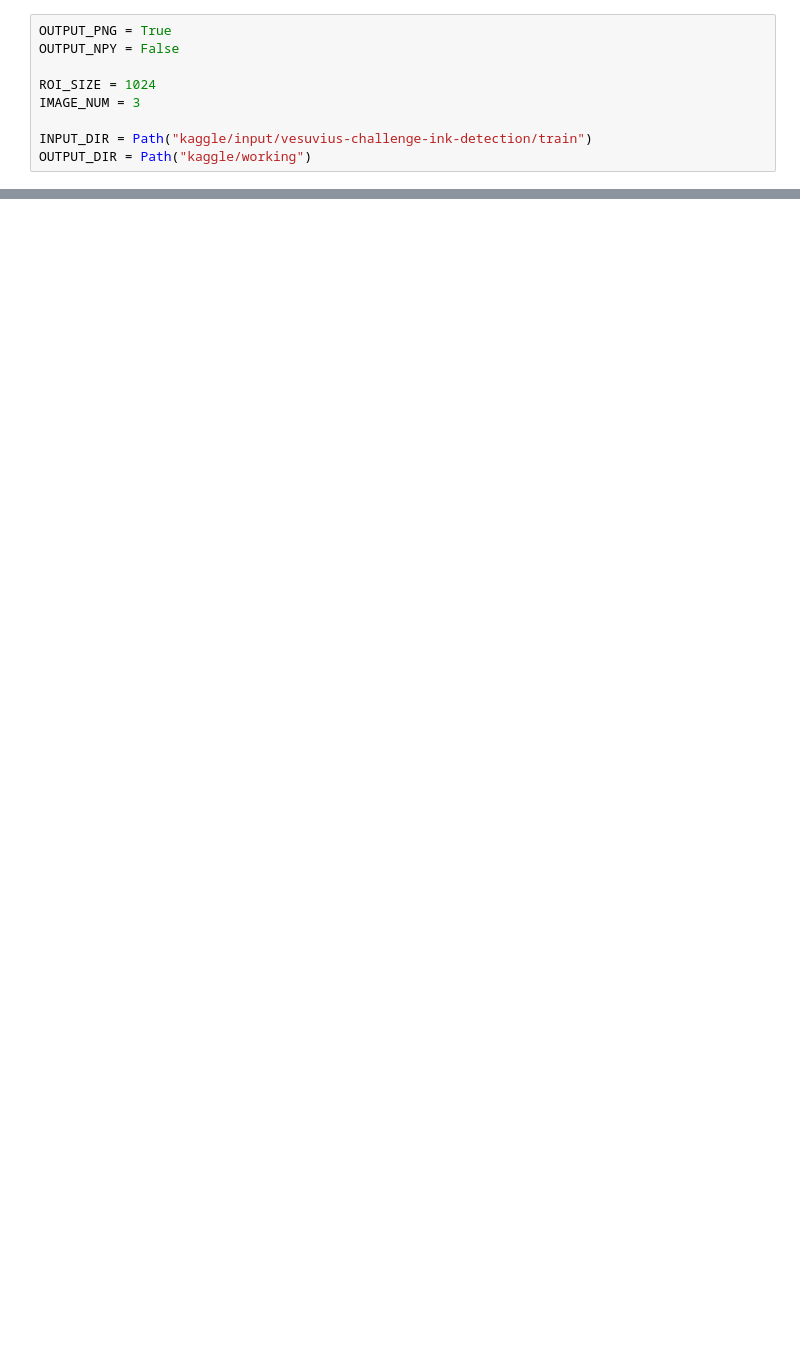
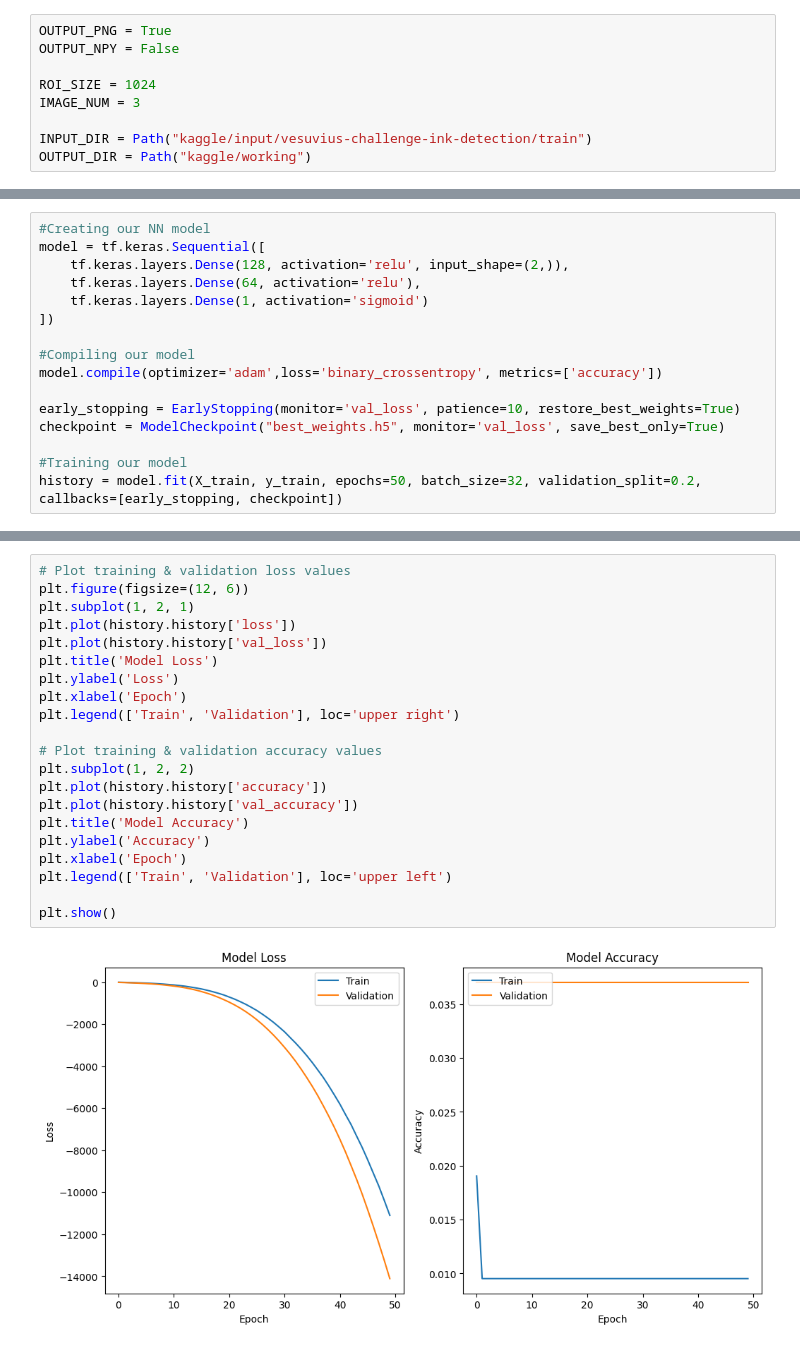
Before and after one commit to TheSeer507/inkdetection, a Jupyter notebook: VCID Tile PNG.ipynb, the cells around one changed output, grey strips where cells are left out. Saved outputs shown, nothing was run; the diff lists cells and outputs as text; blank space fills up the shorter version.

```diff
--- a/VCID Tile PNG.ipynb
+++ b/VCID Tile PNG.ipynb
@@ -164,0 +197,16 @@ FileNotFoundError: [WinError 3] The system cannot find the path specified: 'kagg
+# %%
+#Creating our NN model
+model = tf.keras.Sequential([
+    tf.keras.layers.Dense(128, activation='relu', input_shape=(2,)),
+    tf.keras.layers.Dense(64, activation='relu'),
+    tf.keras.layers.Dense(1, activation='sigmoid')
+])
+
+#Compiling our model
+model.compile(optimizer='adam',loss='binary_crossentropy', metrics=['accuracy'])
+
+early_stopping = EarlyStopping(monitor='val_loss', patience=10, restore_best_weights=True)
+checkpoint = ModelCheckpoint("best_weights.h5", monitor='val_loss', save_best_only=True)
+
+#Training our model
+history = model.fit(X_train, y_train, epochs=50, batch_size=32, validation_split=0.2, callbacks=[early_stopping, checkpoint])
@@ -164,0 +238,23 @@ FileNotFoundError: [WinError 3] The system cannot find the path specified: 'kagg
+# %%
+# Plot training & validation loss values
+plt.figure(figsize=(12, 6))
+plt.subplot(1, 2, 1)
+plt.plot(history.history['loss'])
+plt.plot(history.history['val_loss'])
+plt.title('Model Loss')
+plt.ylabel('Loss')
+plt.xlabel('Epoch')
+plt.legend(['Train', 'Validation'], loc='upper right')
+
+# Plot training & validation accuracy values
+plt.subplot(1, 2, 2)
+plt.plot(history.history['accuracy'])
+plt.plot(history.history['val_accuracy'])
+plt.title('Model Accuracy')
+plt.ylabel('Accuracy')
+plt.xlabel('Epoch')
+plt.legend(['Train', 'Validation'], loc='upper left')
+
+plt.show()
+# %% [output]
+[figure, added]
```
Also changed, not shown: parts of 7 cells of this notebook, 4 other files.
